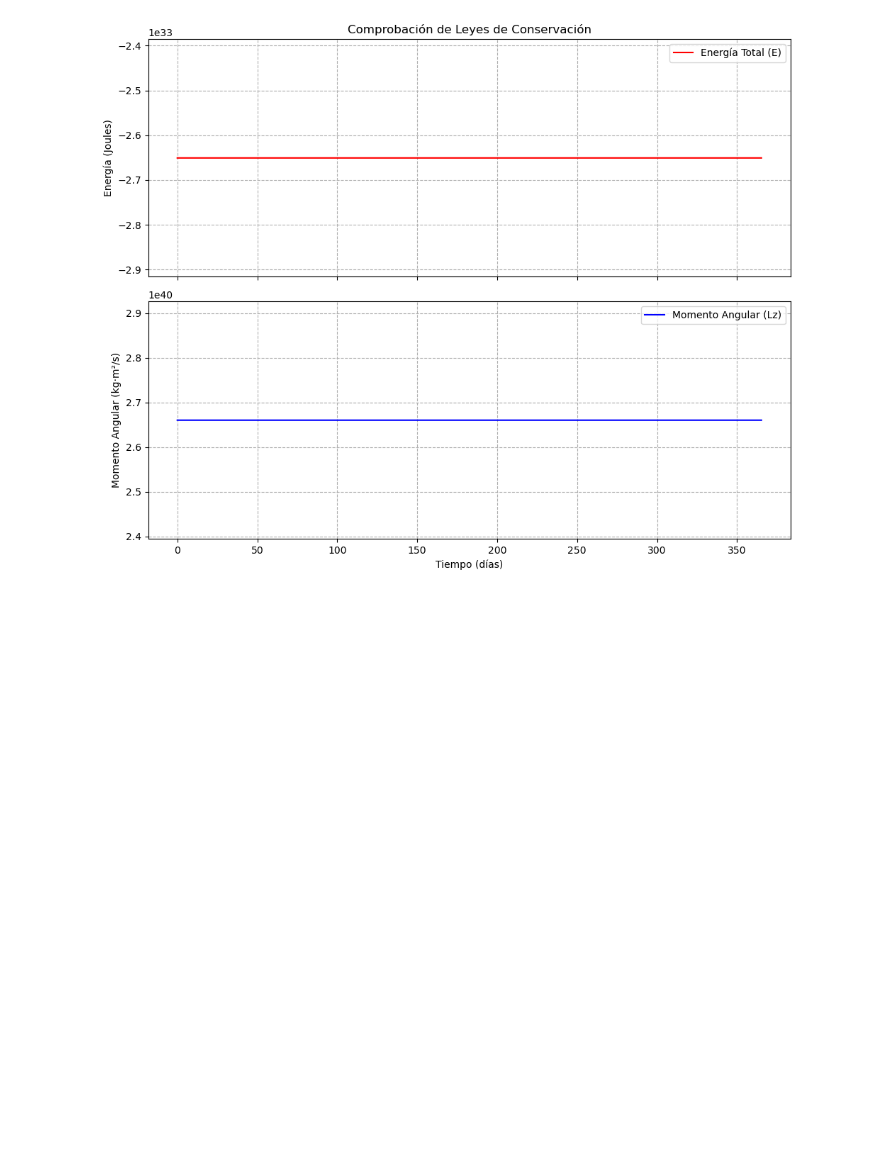
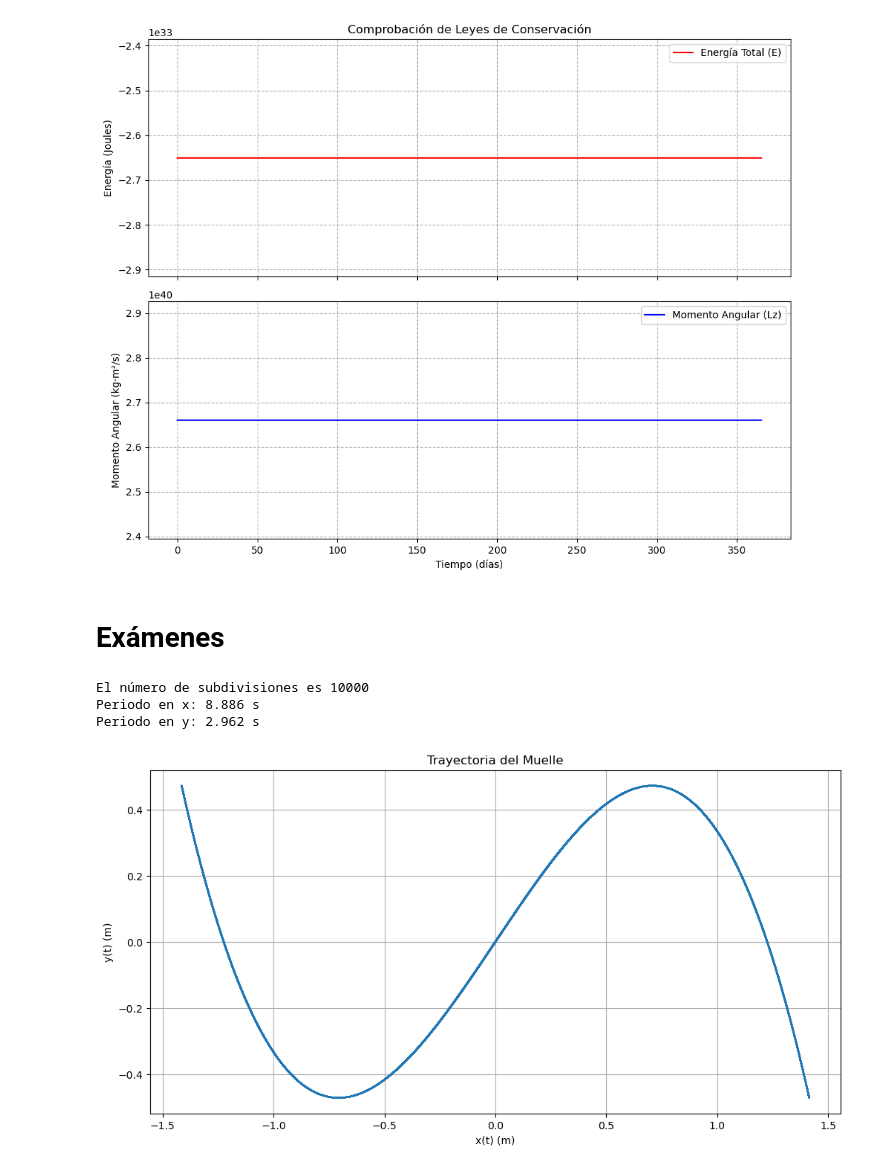
Before and after one commit to LagrangianLad/physics-lab, a Jupyter notebook: Computational physics/NOTAS DE CLASE.ipynb, the cells around one changed output. Cells and saved outputs as stored; diff of their text form; code cells hidden in the pictures; blank space fills up the shorter version.

```diff
--- a/Computational physics/lab.ipynb
+++ b/Computational physics/NOTAS DE CLASE.ipynb
@@ -1464,0 +1463,65 @@ plt.show()
+# %% [markdown]
+# Exámenes
+# %%
+import numpy as np
+import matplotlib.pyplot as plt
+
+m = 0.04 # Masa (kg) [cite: 6]
+kx = 2e-2 # Constante de resorte en x (N/m) [cite: 7]
+ky = 18e-2 # Constante de resorte en y (N/m) [cite: 7]
+
+t_theta = 0 # Tiempo inicial [cite: 8]
+t_f = 100 # Tiempo final [cite: 9]
+dt = 0.01 # Paso de tiempo [cite: 10]
+N = int((t_f - t_theta) / dt) # Número de subdivisiones [cite: 11]
+
+# Condiciones iniciales [cite: 14]
+x_theta = 0
+y_theta = 0
+v_xtheta = 1
+v_ytheta = 1
+
+t = np.linspace(t_theta, t_f, N + 1) #[cite: 13]
+x = [x_theta]
+y = [y_theta]
+v_x = [v_xtheta]
+v_y = [v_ytheta]
+
+c1 = -kx / m
+c2 = -ky / m
+for j in range(N):
+    v_x.append(v_x[j] + (c1 * x[j] * dt))
+    x.append(x[j] + (v_x[j+1] * dt))
+    v_y.append(v_y[j] + (c2 * y[j] * dt))
+    y.append(y[j] + (v_y[j+1] * dt))
+
+# Tx = 2 * pi * sqrt(m / kx)
+Tx = 2 * np.pi * np.sqrt(m / kx)# [cite: 44]
+# Ty = 2 * pi * sqrt(m / ky)
+Ty = 2 * np.pi * np.sqrt(m / ky) #[cite: 45]
+
+print(f"El número de subdivisiones es {N}") #@[cite: 12, 125]
+print(f"Periodo en x: {Tx:.3f} s") #[cite: 46, 126]
+print(f"Periodo en y: {Ty:.3f} s") #[cite: 47, 127]
+
+x = np.array(x)
+y = np.array(y)
+vx = np.array(v_x)
+vy = np.array(v_y)
+
+K = 0.5 * m * (vx**2 + vy**2) # Cinética
+U = 0.5 * (kx * x**2 + ky * y**2) # Potencial (corregido según física estándar)
+E = K + U # Mecánica total
+
+plt.figure(figsize=(12, 6))
+plt.plot(x, y)
+plt.title("Trayectoria del Muelle")
+plt.xlabel("x(t) (m)")
+plt.ylabel("y(t) (m)")
+plt.grid()
+plt.show()
+# %% [output]
+El número de subdivisiones es 10000
+Periodo en x: 8.886 s
+Periodo en y: 2.962 s
+[figure, added]
```
Also changed, not shown: parts of 1 cell of this notebook, 5 other files.
